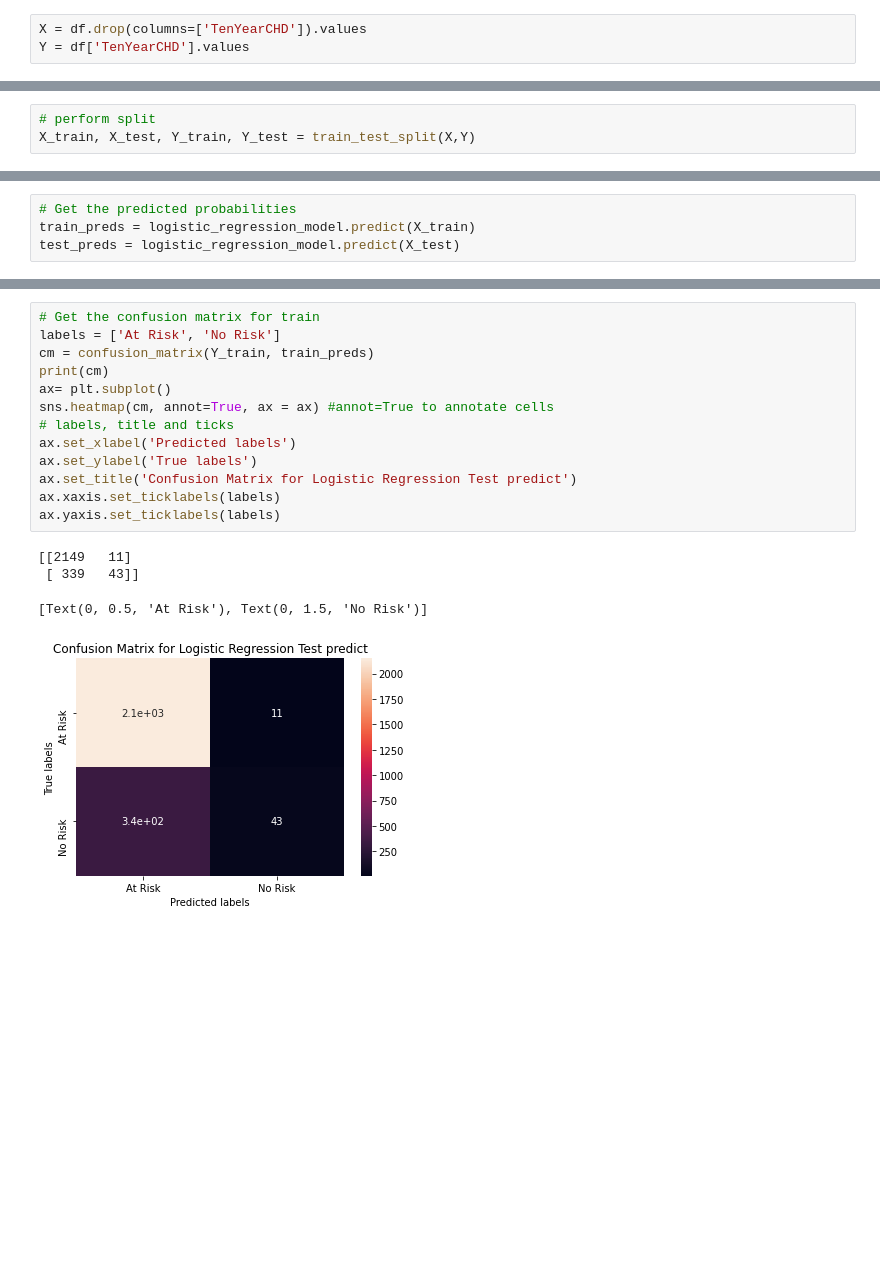
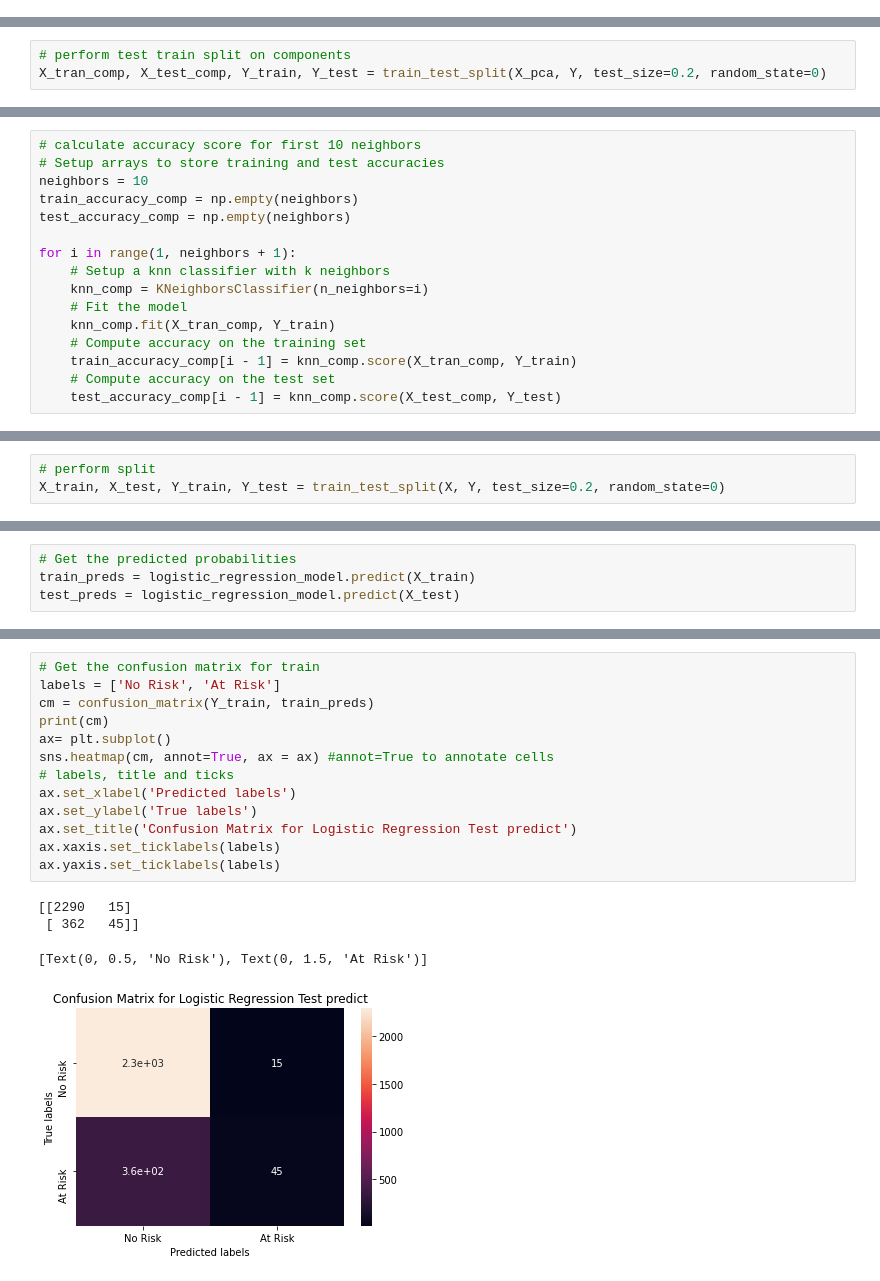
Before and after one commit to ameenattar92/Cardiovascular-Risk-Prediction, a Jupyter notebook: Pradip_Cardiovascular_Risk_Prediction.ipynb, the cells around one changed output, grey strips where cells are left out. Saved outputs shown, nothing was run; the diff lists cells and outputs as text; blank space fills up the shorter version.

Commit message:
completed baseline models

```diff
--- a/Pradip_Cardiovascular_Risk_Prediction.ipynb
+++ b/Pradip_Cardiovascular_Risk_Prediction.ipynb
@@ -146,3 +564,0 @@ We have 16 variables so it will be 15 dimension space for knn which is large and
-# %%
-X = df.drop(columns=['TenYearCHD']).values
-Y = df['TenYearCHD'].values
@@ -193,3 +595,6 @@ array([0.578301  , 0.17517898, 0.13577788, 0.04307383, 0.03471649])
 # %% [markdown]
 We can see that after 3rd component explained variance ratio decrease drastically so, we will use first 5 components for knn model.
 Now lets find out optimal number of neighbours.
+# %%
+# perform test train split on components
+X_tran_comp, X_test_comp, Y_train, Y_test = train_test_split(X_pca, Y, test_size=0.2, random_state=0)
@@ -195,0 +609,16 @@ Now lets find out optimal number of neighbours.
+# %%
+# calculate accuracy score for first 10 neighbors
+# Setup arrays to store training and test accuracies
+neighbors = 10
+train_accuracy_comp = np.empty(neighbors)
+test_accuracy_comp = np.empty(neighbors)
+
+for i in range(1, neighbors + 1):
+    # Setup a knn classifier with k neighbors
+    knn_comp = KNeighborsClassifier(n_neighbors=i)
+    # Fit the model
+    knn_comp.fit(X_tran_comp, Y_train)
+    # Compute accuracy on the training set
+    train_accuracy_comp[i - 1] = knn_comp.score(X_tran_comp, Y_train)
+    # Compute accuracy on the test set
+    test_accuracy_comp[i - 1] = knn_comp.score(X_test_comp, Y_test)
@@ -196,6 +636,6 @@ Now lets find out optimal number of neighbours.
 # %%
 # perform split
-X_train, X_test, Y_train, Y_test = train_test_split(X,Y)
+X_train, X_test, Y_train, Y_test = train_test_split(X, Y, test_size=0.2, random_state=0)
 # %%
 print(X.shape, Y.shape)
 print(X_train.shape)
@@ -396,20 +771,20 @@ The accuracy on test data is  0.8419811320754716
 # %%
 # Get the confusion matrix for train
-labels = ['At Risk', 'No Risk']
+labels = ['No Risk', 'At Risk']
 cm = confusion_matrix(Y_train, train_preds)
 print(cm)
 ax= plt.subplot()
 sns.heatmap(cm, annot=True, ax = ax) #annot=True to annotate cells
 # labels, title and ticks
 ax.set_xlabel('Predicted labels')
 ax.set_ylabel('True labels')
 ax.set_title('Confusion Matrix for Logistic Regression Test predict')
 ax.xaxis.set_ticklabels(labels)
 ax.yaxis.set_ticklabels(labels)
 # %% [output]
-[[2149   11]
- [ 339   43]]
+[[2290   15]
+ [ 362   45]]
-[Text(0, 0.5, 'At Risk'), Text(0, 1.5, 'No Risk')]
+[Text(0, 0.5, 'No Risk'), Text(0, 1.5, 'At Risk')]
-[figure, old version]
+[figure, new version]
 # %%
 # Get the confusion matrix for test
```
Also changed, not shown: parts of 117 cells of this notebook.
